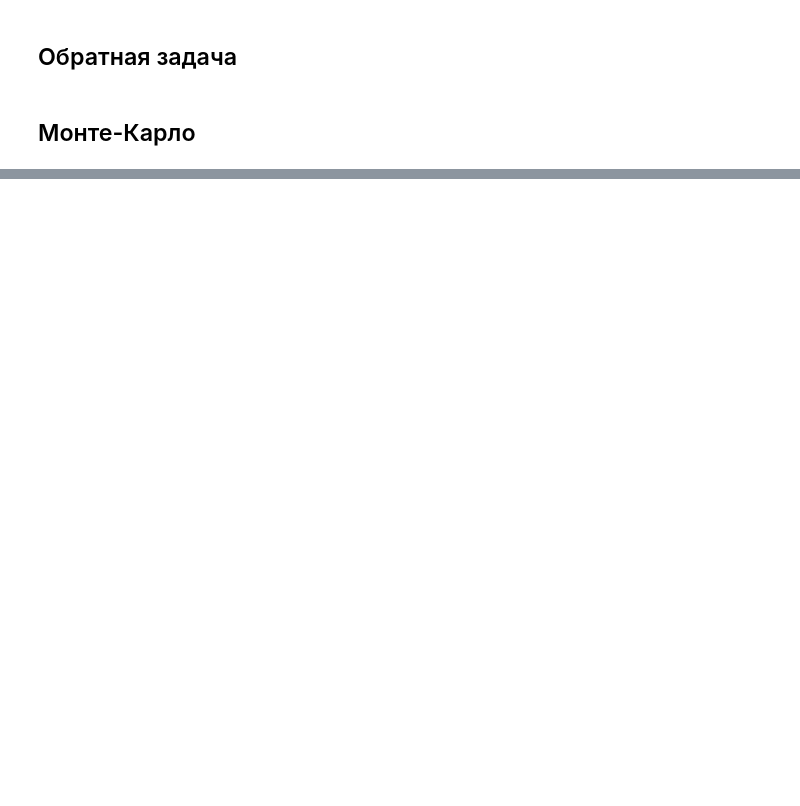
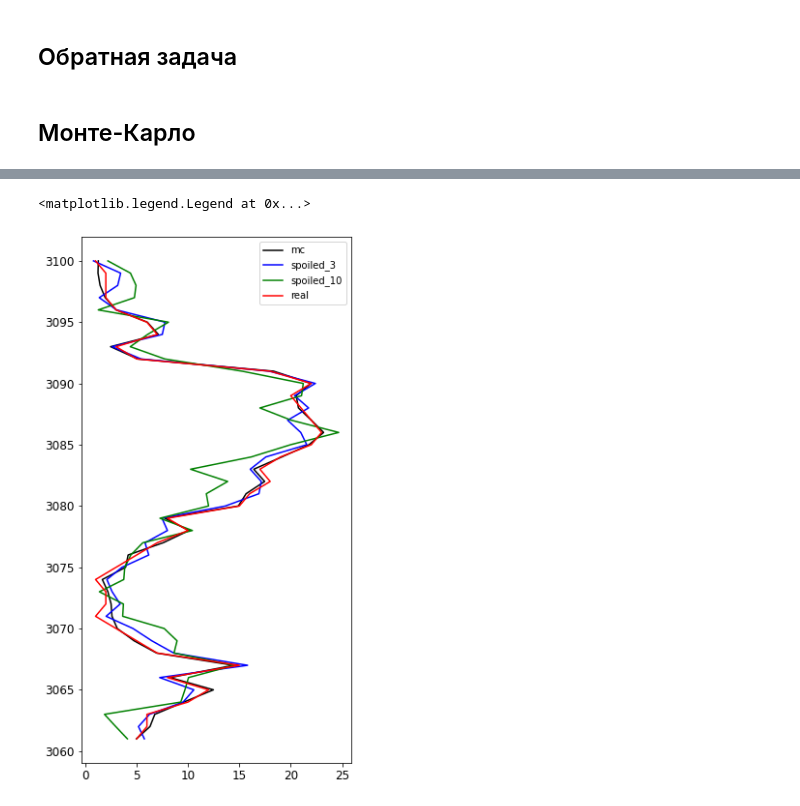
Before and after one commit to vdvorian/gradientDescent, a Jupyter notebook: artificial_well.ipynb, the cells around one changed output, grey strips where cells are left out. Saved outputs shown, nothing was run; the diff lists cells and outputs as text; code cells hidden in the pictures; blank space fills up the shorter version.

```diff
--- a/artificial_well.ipynb
+++ b/artificial_well.ipynb
@@ -812,6 +818,8 @@ def do_inverse_problem(do_monte_carlo, cal_prop, dol_prop, anh_prop, ill_prop, w
     all_por = []
 
     for i in range(len(well_vp)):
+
+        print('отсчет', i)
 
         props = [cal_prop[i], dol_prop[i], anh_prop[i], ill_prop[i]]
         porosity = por_prop[i]
@@ -821,7 +829,7 @@ def do_inverse_problem(do_monte_carlo, cal_prop, dol_prop, anh_prop, ill_prop, w
 
         cal_dol_anh_ill, fluid, rho_matrix = do_forward_problem_matrix(get_proportion_for_HS, get_moduli_by_HS,
                         get_moduli_by_SCA, get_moduli_by_DEM, get_fluid_modulus_by_wood, get_saturated_by_gassman,
-                        get_velocity, props, porosity, calcite = [70.8, 30.3], dolomite = [80.2, 48.8],
+                        get_velocity, props, calcite = [70.8, 30.3], dolomite = [80.2, 48.8],
                         anhydrite = [59.1, 31.4], illite = [25.3, 16.3], water = [2.496, 0], gas = [0.041, 0],
                         rho_components = [2.71, 2.87, 2.97, 2.52])
 
@@ -830,6 +838,17 @@ def do_inverse_problem(do_monte_carlo, cal_prop, dol_prop, anh_prop, ill_prop, w
 
         all_por.append(avg_por)
 
-        print(avg_por)
+        print()
+        print('real_por', porosity)
+        print('avg_por', avg_por)
+        print()
+
+        print("vp true", vp_true)
+        vp_final, vs_final = do_forward_problem(get_proportion_for_HS, get_moduli_by_HS, get_moduli_by_SCA,
+                                                  get_moduli_by_DEM, get_fluid_modulus_by_wood, get_saturated_by_gassman,
+                                                  get_velocity, props, avg_por)
+        print('vp_mc', vp_final)
+        print()
+        print()
 
     return(all_por)
@@ -839,0 +995,8 @@ ZeroDivisionError: division by zero
+# %%
+cal_prop_3, dol_prop_3, anh_prop_3, ill_prop_3, por_prop_3 = spoil_the_well(cal_prop, dol_prop,
+                                                                        anh_prop, ill_prop, por_prop, well_error = 3)
+
+cal_prop_10, dol_prop_10, anh_prop_10, ill_prop_10, por_prop_10 = spoil_the_well(cal_prop, dol_prop,
+                                                                        anh_prop, ill_prop, por_prop, well_error = 10)
+# %%
+all_por_3 = do_inverse_problem(do_monte_carlo, cal_prop_3, dol_prop_3, anh_prop_3, ill_prop_3, well_vp, well_vs)
@@ -839,0 +1031,2 @@ ZeroDivisionError: division by zero
+# %%
+all_por_10 = do_inverse_problem(do_monte_carlo, cal_prop_10, dol_prop_10, anh_prop_10, ill_prop_10, well_vp, well_vs)
@@ -839,0 +1052,10 @@ ZeroDivisionError: division by zero
+# %%
+plt.figure(figsize = (5, 10))
+plt.plot(all_por, depth, c = 'k')
+plt.plot(all_por_3, depth, c = 'b')
+plt.plot(all_por_10, depth, c = 'g')
+plt.plot(por_prop, depth, c = 'r')
+plt.legend(['mc', 'spoiled_3', 'spoiled_10','real'])
+# %% [output]
+<matplotlib.legend.Legend at 0x...>
+[figure, added]
```
Also changed, not shown: parts of 16 cells of this notebook.
